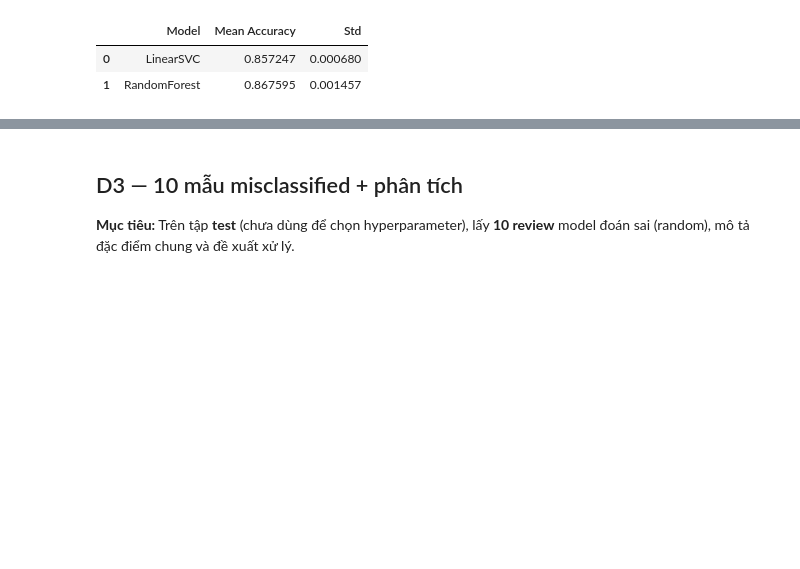
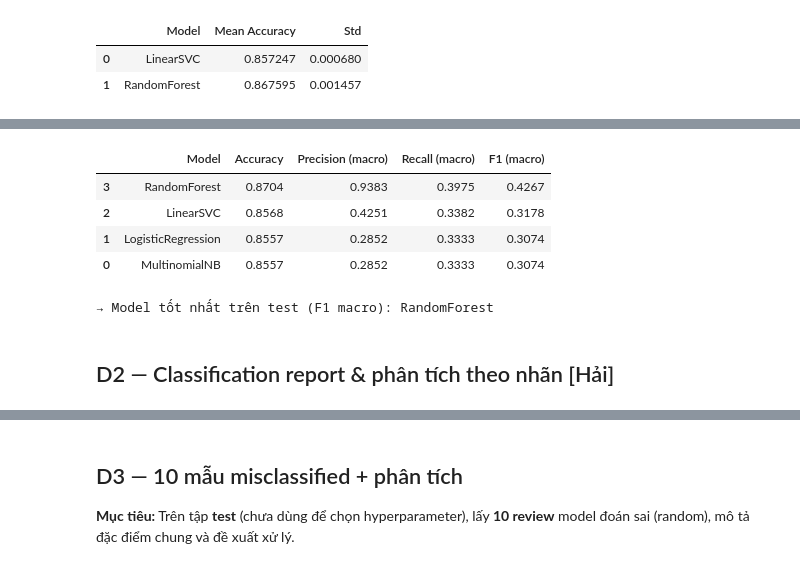
Before and after one commit to peterphenikaa/python-eda-project, a Jupyter notebook: notebook.ipynb, the cells around one changed output, grey strips where cells are left out. Saved outputs shown, nothing was run; the diff lists cells and outputs as text; code cells hidden in the pictures; blank space fills up the shorter version.

```diff
--- a/notebook.ipynb
+++ b/notebook.ipynb
@@ -833,0 +950,46 @@ RandomForest: 0.8676 ± 0.0015
+# %%
+# [Hải] D1 — Metrics test cho 4 models
+
+from sklearn.metrics import precision_recall_fscore_support, classification_report
+
+# Đảm bảo test đã vectorize (Hai C2 có thể chưa set X_test_vec)
+if "X_test_vec" not in globals():
+    X_test_vec = tfidf.transform(X_test)
+
+models_test = {
+    "MultinomialNB": best_nb,
+    "LogisticRegression": best_lr,
+    "LinearSVC": best_svc,
+    "RandomForest": best_rf,
+}
+
+d1_rows = []
+for name, model in models_test.items():
+    y_pred = model.predict(X_test_vec)
+    acc = accuracy_score(y_test, y_pred)
+    prec, rec, f1, _ = precision_recall_fscore_support(
+        y_test, y_pred, average="macro", zero_division=0
+    )
+    d1_rows.append({
+        "Model": name,
+        "Accuracy": round(acc, 4),
+        "Precision (macro)": round(prec, 4),
+        "Recall (macro)": round(rec, 4),
+        "F1 (macro)": round(f1, 4),
+    })
+
+metrics_test_df = pd.DataFrame(d1_rows).sort_values("F1 (macro)", ascending=False)
+display(metrics_test_df)
+
+best_model_name = metrics_test_df.iloc[0]["Model"]
+best_model = models_test[best_model_name]
+print(f"\n→ Model tốt nhất trên test (F1 macro): {best_model_name}")
+# %% [output]
+|  | Model | Accuracy | Precision (macro) | Recall (macro) | F1 (macro) |
+| 3 | RandomForest | 0.8704 | 0.9383 | 0.3975 | 0.4267 |
+| 2 | LinearSVC | 0.8568 | 0.4251 | 0.3382 | 0.3178 |
+| 1 | LogisticRegression | 0.8557 | 0.2852 | 0.3333 | 0.3074 |
+| 0 | MultinomialNB | 0.8557 | 0.2852 | 0.3333 | 0.3074 |
+→ Model tốt nhất trên test (F1 macro): RandomForest
+# %% [markdown]
+## D2 — Classification report & phân tích theo nhãn [Hải]
```
Also changed, not shown: parts of 21 cells of this notebook.
